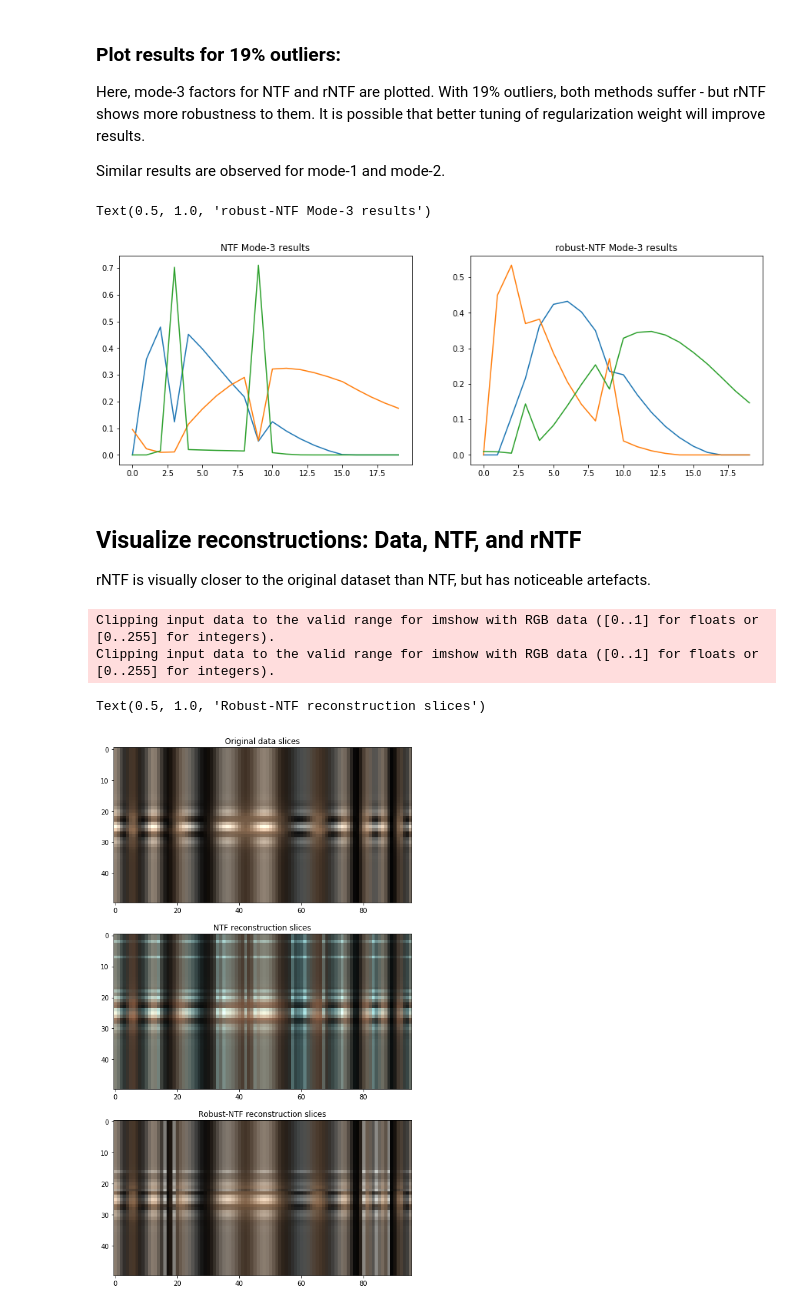
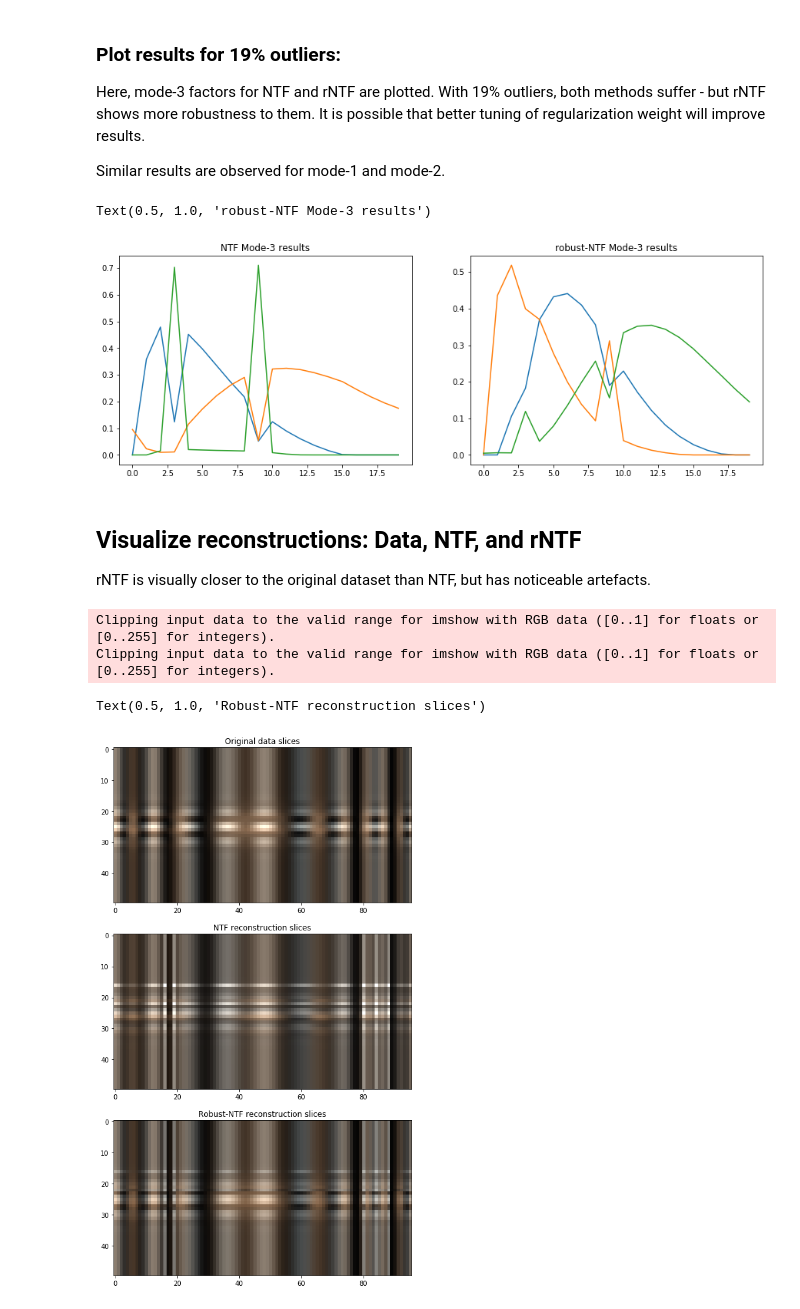
Before and after one commit to neel-dey/robustNTF, a Jupyter notebook: example_notebooks/synthetics.ipynb, the cells around one changed output. Cells and saved outputs as stored; diff of their text form; code cells hidden in the pictures.

```diff
--- a/example_notebooks/synthetics.ipynb
+++ b/example_notebooks/synthetics.ipynb
@@ -212,6 +215,6 @@ Text(0.5, 1.0, 'robust-NTF Mode-3 results')
 ntf_19 = non_negative_parafac(data_19, 3, n_iter_max=20000, tol=1e-7, verbose=0)
 
 # Perform robust-NTF:
-rntf_19_factors, rntf_19_outlier, _ = robust_ntf(data_19, 3, 2, 0.1, 1e-7, max_iter=20000, print_every=100)
+rntf_19_factors, rntf_19_outlier, _ = robust_ntf(data_19, 3, 2, 0.05, 1e-7, max_iter=20000, print_every=100)
 # %% [output]
 Initializing rNTF with uniform noise.
@@ -250,43 +253,43 @@ plt.plot(normalize(rntf_19_factors[2], dim=0).data.cpu().numpy())
 plt.gca().set_title('robust-NTF Mode-3 results')
 # %% [output]
 Text(0.5, 1.0, 'robust-NTF Mode-3 results')
-[figure, old version]
+[figure, new version]
 # %% [markdown]
 ## Visualize reconstructions: Data, NTF, and rNTF
 
 rNTF is visually closer to the original dataset than NTF, but has noticeable artefacts.
 # %%
 # Reconstruct NTF factors:
-ntf_recon = kruskal_to_tensor(ntf)
+ntf_recon = kruskal_to_tensor(ntf_19)
 
 # Reconstruct rNTF factors:
 rntf_recon = torch.zeros(50,96,20)
 
 for i in range(3):
     rntf_recon = rntf_recon + outer([rntf_19_factors[0][:,i],
                                      rntf_19_factors[1][:,i],
                                      rntf_19_factors[2][:,i]])
 
 ## Plot results:
 # Set up figure size:
 fig = plt.figure(figsize=(10, 15))
 
 # Plot original data:
 plt.subplot(3,1,1)
 plt.imshow(data[:, :, 10:13].data.cpu().numpy())
 plt.gca().set_title('Original data slices')
 
 # Plot NTF reconstruction:
 plt.subplot(3,1,2)
 plt.imshow(ntf_recon[:, :, 10:13].data.cpu().numpy())
 plt.gca().set_title('NTF reconstruction slices')
 
 # Plot rNTF reconstruction:
 plt.subplot(3,1,3)
 plt.imshow(rntf_recon[:, :, 10:13].data.cpu().numpy())
 plt.gca().set_title('Robust-NTF reconstruction slices')
 # %% [output]
 Clipping input data to the valid range for imshow with RGB data ([0..1] for floats or [0..255] for integers).
 Clipping input data to the valid range for imshow with RGB data ([0..1] for floats or [0..255] for integers).
 Text(0.5, 1.0, 'Robust-NTF reconstruction slices')
-[figure, old version]
+[figure, new version]
```
Also changed, not shown: parts of 2 cells of this notebook.
